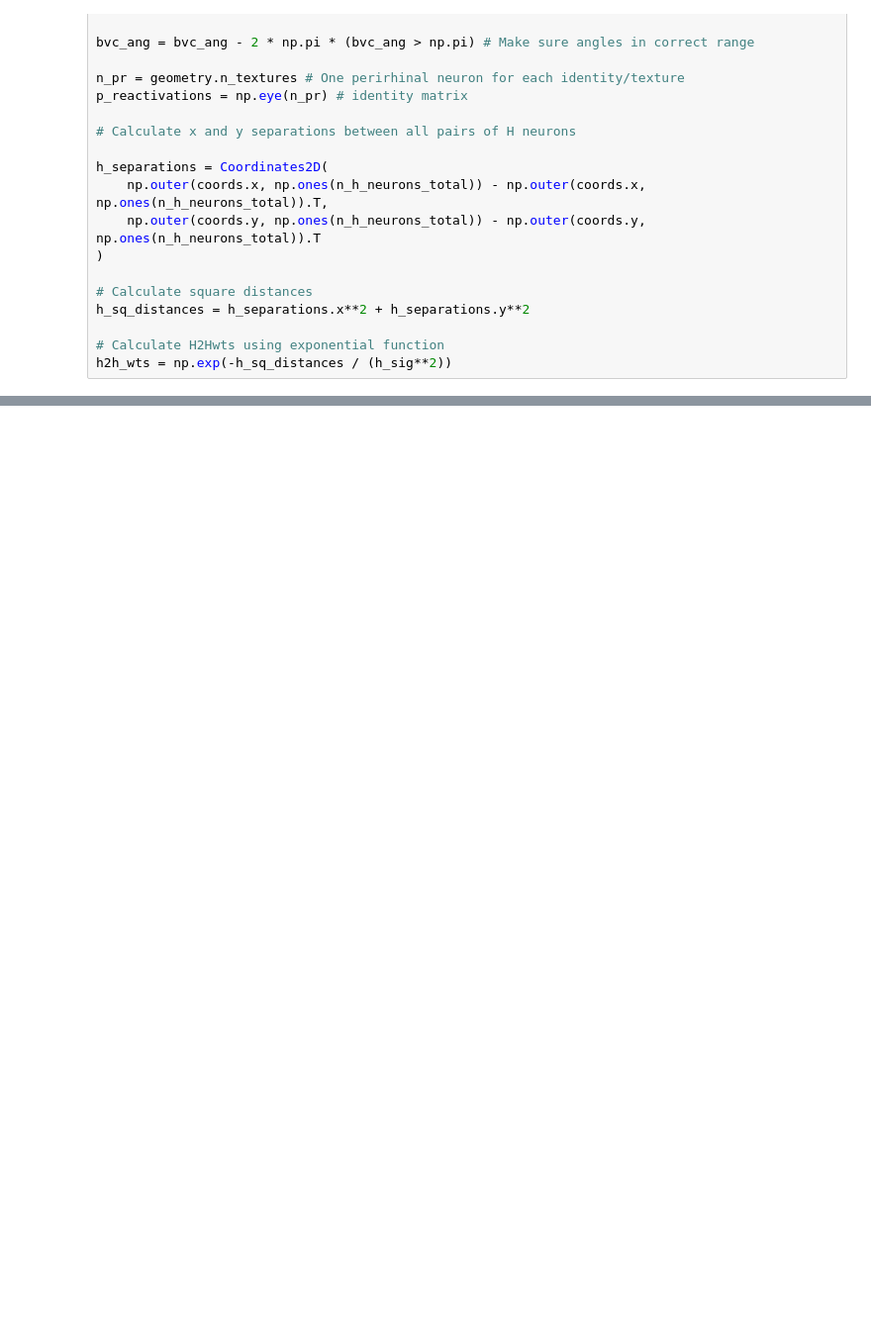
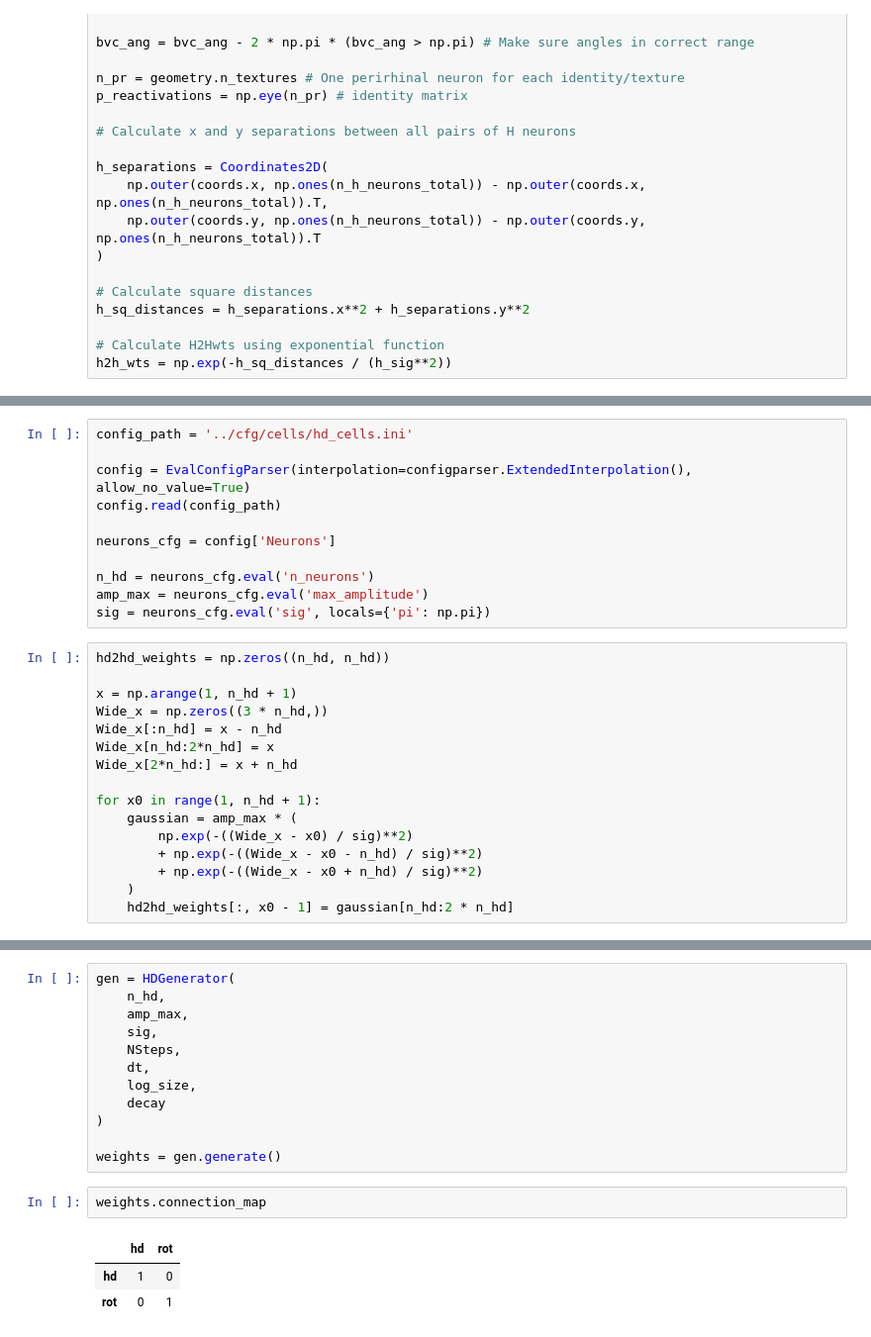
Before and after one commit to 1101AlexZab1011/SpatialMemory, a Jupyter notebook: dev/BB_prep_makeWTS_new.ipynb, the cells around one changed output, grey strips where cells are left out. Shown: that part at 99% size. Cells and saved outputs as stored; diff of their text form; blank space fills up the shorter version.

```diff
--- a/dev/BB_prep_makeWTS_new.ipynb
+++ b/dev/BB_prep_makeWTS_new.ipynb
@@ -1853,0 +1849,27 @@ h2h_wts = np.exp(-h_sq_distances / (h_sig**2))
+# %%
+config_path = '../cfg/cells/hd_cells.ini'
+
+config = EvalConfigParser(interpolation=configparser.ExtendedInterpolation(), allow_no_value=True)
+config.read(config_path)
+
+neurons_cfg = config['Neurons']
+
+n_hd = neurons_cfg.eval('n_neurons')
+amp_max = neurons_cfg.eval('max_amplitude')
+sig = neurons_cfg.eval('sig', locals={'pi': np.pi})
+# %%
+hd2hd_weights = np.zeros((n_hd, n_hd))
+
+x = np.arange(1, n_hd + 1)
+Wide_x = np.zeros((3 * n_hd,))
+Wide_x[:n_hd] = x - n_hd
+Wide_x[n_hd:2*n_hd] = x
+Wide_x[2*n_hd:] = x + n_hd
+
+for x0 in range(1, n_hd + 1):
+    gaussian = amp_max * (
+        np.exp(-((Wide_x - x0) / sig)**2)
+        + np.exp(-((Wide_x - x0 - n_hd) / sig)**2)
+        + np.exp(-((Wide_x - x0 + n_hd) / sig)**2)
+    )
+    hd2hd_weights[:, x0 - 1] = gaussian[n_hd:2 * n_hd]
@@ -1853,0 +2063,18 @@ h2h_wts = np.exp(-h_sq_distances / (h_sig**2))
+# %%
+gen = HDGenerator(
+    n_hd,
+    amp_max,
+    sig,
+    NSteps,
+    dt,
+    log_size,
+    decay
+)
+
+weights = gen.generate()
+# %%
+weights.connection_map
+# %% [output]
+|  | hd | rot |
+| hd | 1 | 0 |
+| rot | 0 | 1 |
```
Also changed, not shown: parts of 13 cells of this notebook, 2 other files.
